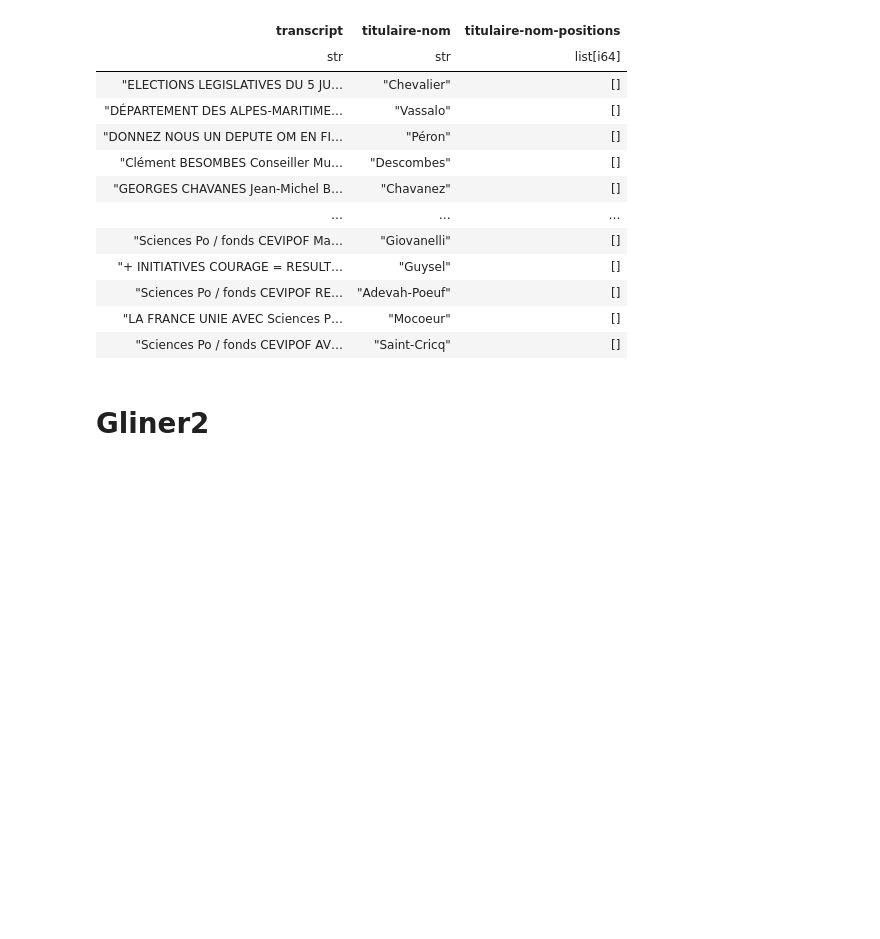
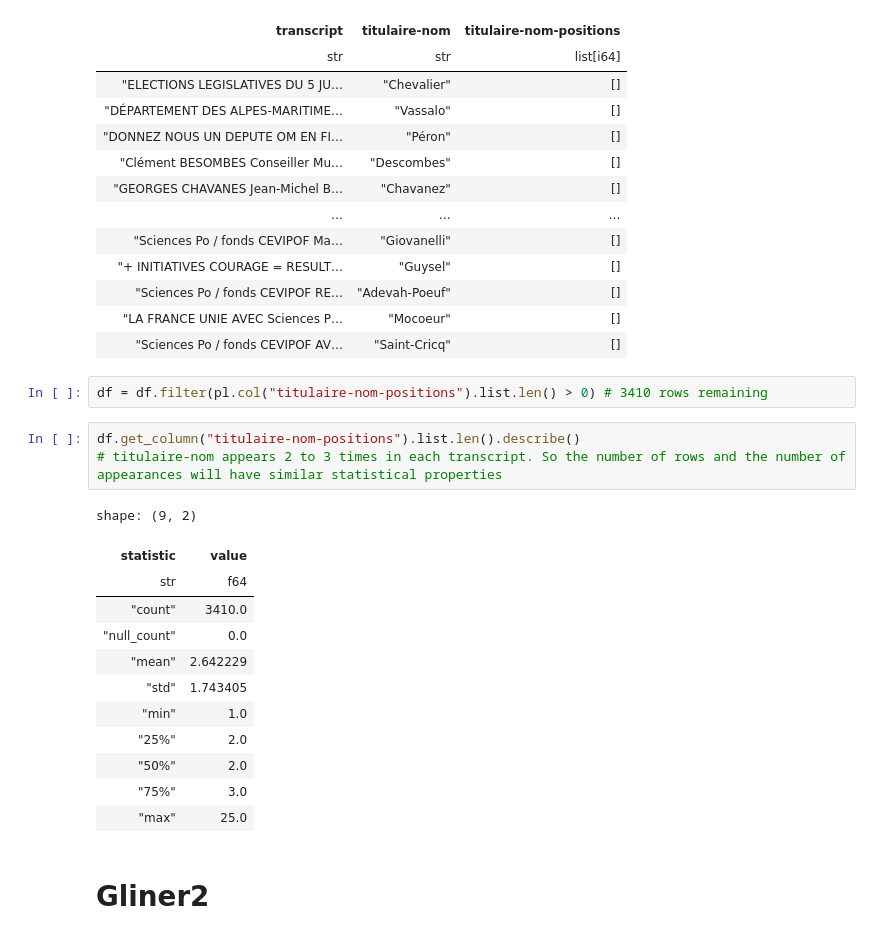
Before and after one commit to slithiaote/2026_NLP_project, a Jupyter notebook: Main.ipynb, the cells around one changed output. Saved outputs shown, nothing was run; the diff lists cells and outputs as text; blank space fills up the shorter version.

```diff
--- a/Main.ipynb
+++ b/Main.ipynb
@@ -149,6 +149,24 @@ shape: (50, 3)
 | "Sciences Po / fonds CEVIPOF RE… | "Adevah-Poeuf" | [] |
 | "LA FRANCE UNIE AVEC Sciences P… | "Mocoeur" | [] |
 | "Sciences Po / fonds CEVIPOF AV… | "Saint-Cricq" | [] |
+# %%
+df = df.filter(pl.col("titulaire-nom-positions").list.len() > 0) # 3410 rows remaining
+# %%
+df.get_column("titulaire-nom-positions").list.len().describe()
+# titulaire-nom appears 2 to 3 times in each transcript. So the number of rows and the number of appearances will have similar statistical properties
+# %% [output]
+shape: (9, 2)
+| statistic | value |
+| str | f64 |
+| "count" | 3410.0 |
+| "null_count" | 0.0 |
+| "mean" | 2.642229 |
+| "std" | 1.743405 |
+| "min" | 1.0 |
+| "25%" | 2.0 |
+| "50%" | 2.0 |
+| "75%" | 3.0 |
+| "max" | 25.0 |
 # %% [markdown]
 # Gliner2
 # %% [markdown]
```
Also changed, not shown: parts of 23 cells of this notebook, 2 other files.
